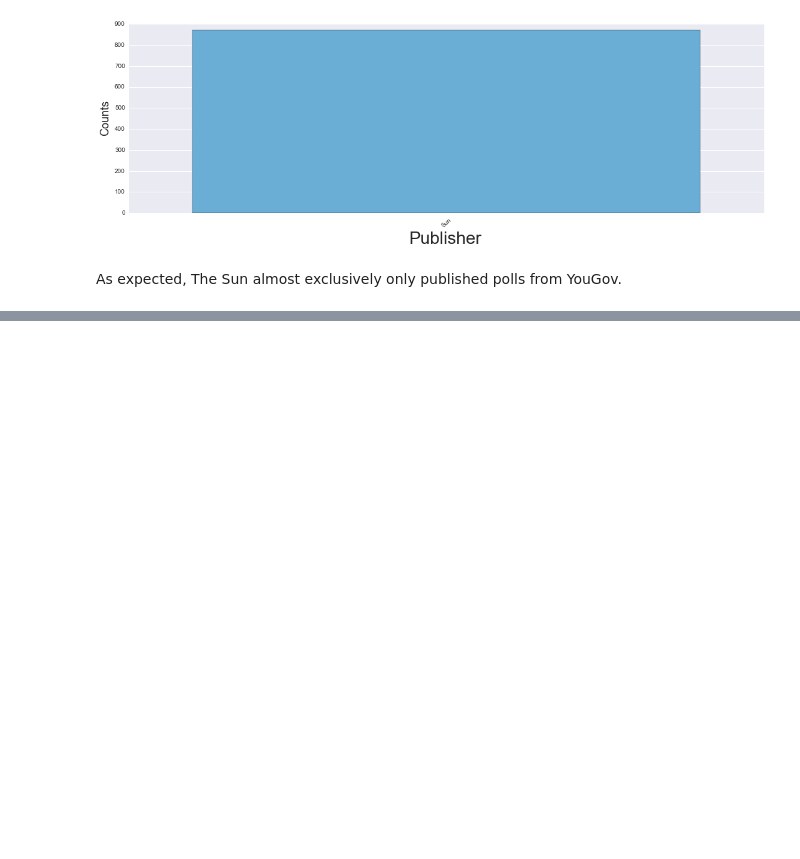
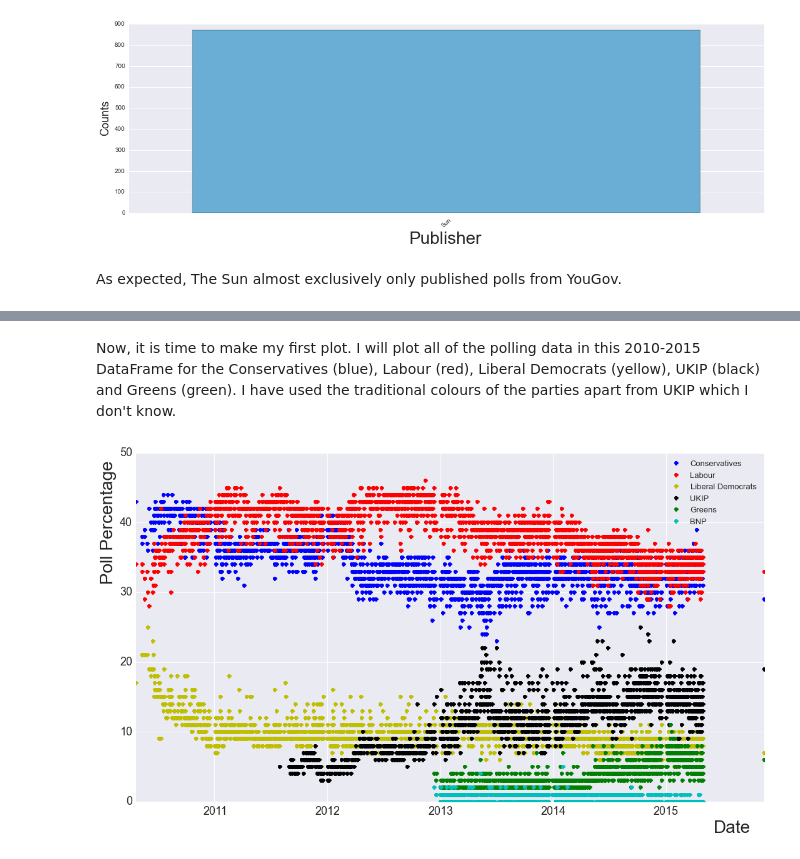
Before and after one commit to maclamont/UKElections, a Jupyter notebook: PollingData.ipynb, the cells around one changed output, grey strips where cells are left out. Cells and saved outputs as stored; diff of their text form; code cells hidden in the pictures; blank space fills up the shorter version.

```diff
--- a/PollingData.ipynb
+++ b/PollingData.ipynb
@@ -236,0 +228,4 @@ As expected, The Sun almost exclusively only published polls from YouGov.
+# %%
+new_columns = df_2010_2015.columns.values
+new_columns[0] = "Date"
+df_2010_2015.columns = new_columns
@@ -236,0 +234,2 @@ As expected, The Sun almost exclusively only published polls from YouGov.
+# %%
+df_2010_2015 = df_2010_2015[df_2010_2015["Date"]>2009-12-12]
@@ -236,0 +246,19 @@ As expected, The Sun almost exclusively only published polls from YouGov.
+# %% [markdown]
+Now, it is time to make my first plot.  I will plot all of the polling data in this 2010-2015 DataFrame for the Conservatives (blue), Labour (red), Liberal Democrats (yellow), UKIP (black) and Greens (green).  I have used the traditional colours of the parties apart from UKIP which I don't know.
+# %%
+fig = plt.figure(figsize=(18,10))
+
+plt.plot(df_2010_2015["Date"],df_2010_2015["Con"],'bo',label="Conservatives")
+plt.plot(df_2010_2015["Date"],df_2010_2015["Lab"],'ro',label="Labour")
+plt.plot(df_2010_2015["Date"],df_2010_2015["LD"],'yo',label="Liberal Democrats")
+plt.plot(df_2010_2015["Date"],df_2010_2015["UKIP"],'ko',label="UKIP")
+plt.plot(df_2010_2015["Date"],df_2010_2015["Green"],'go',label="Greens")
+plt.plot(df_2010_2015["Date"],df_2010_2015["BNP"],'co',label="BNP")
+plt.legend(fontsize=13)
+plt.xlabel("Date",fontsize=28,x=0.95,y=1)
+plt.ylabel("Poll Percentage",fontsize=28,x=0,y=0.8)
+plt.xticks(fontsize=18)
+plt.yticks(fontsize=18)
+plt.show()
+# %% [output]
+[figure, added]
```
Also changed, not shown: parts of 5 cells of this notebook.
